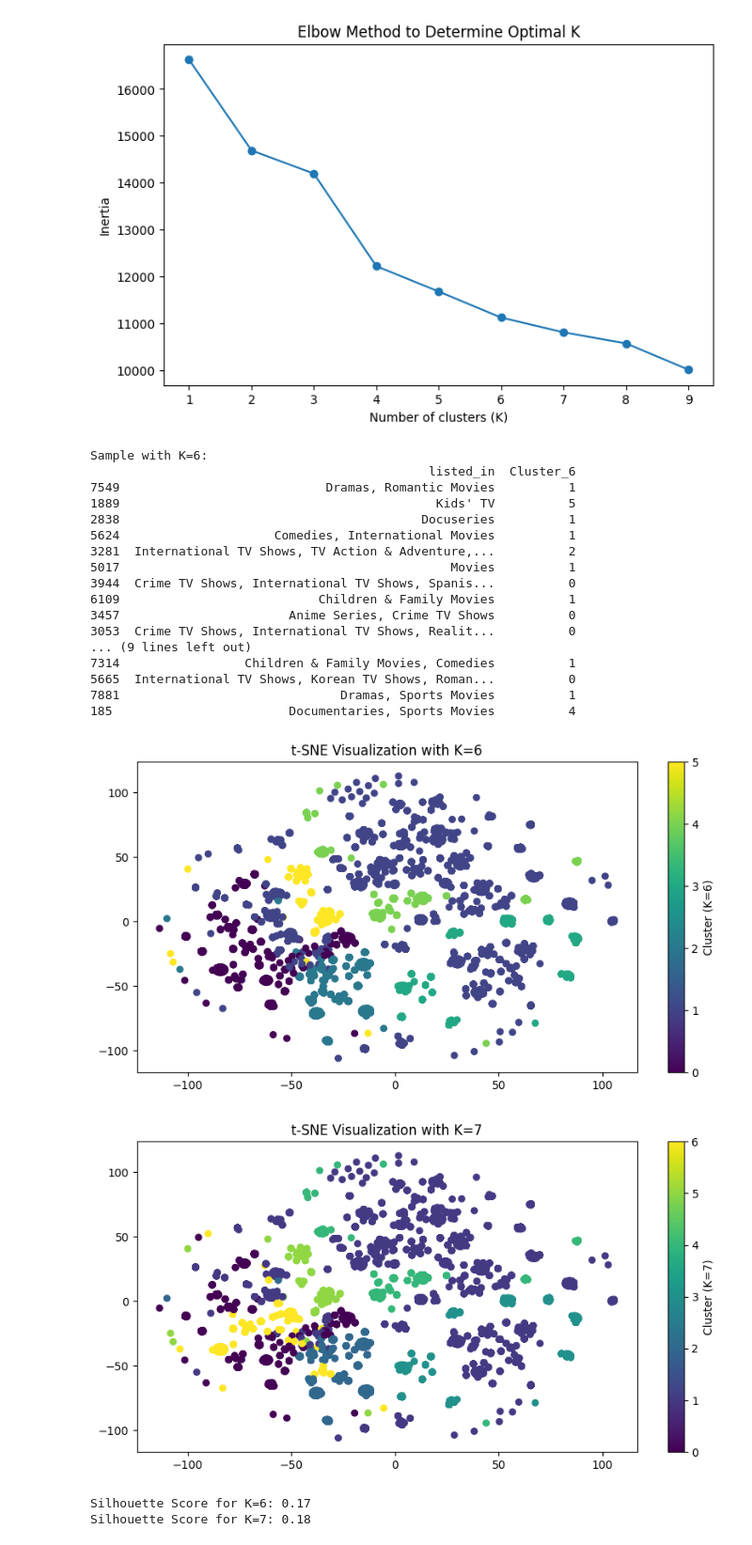
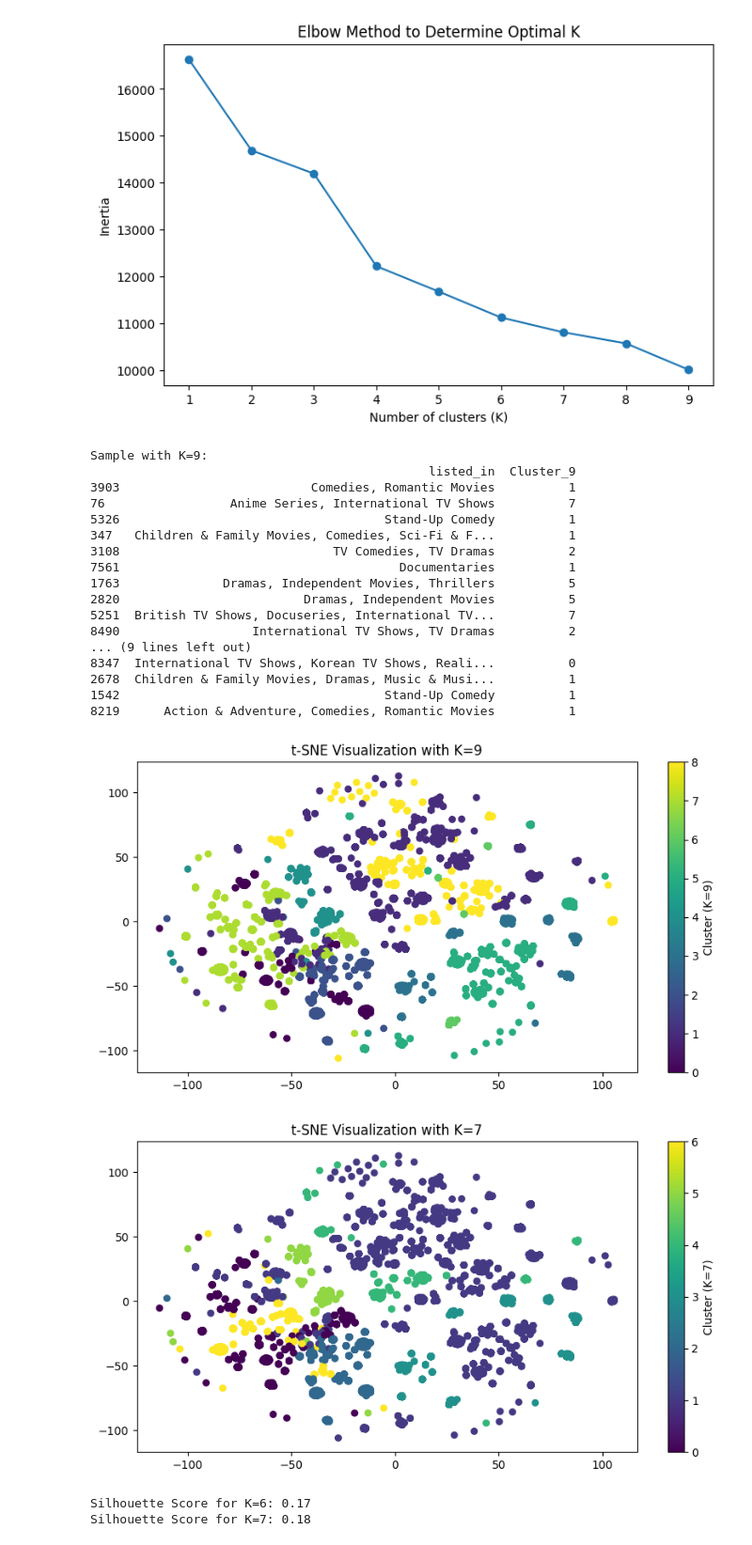
Before and after one commit to PatandyaW/Skripsikkk, a Jupyter notebook: Skripsik.ipynb, the cells around one changed output. Shown at 94% size. Drawn from its saved outputs; the diff is of its cells as text; code cells hidden in the pictures.

```diff
--- a/Skripsik.ipynb
+++ b/Skripsik.ipynb
@@ -233,59 +233,59 @@ plt.show()
 from sklearn.cluster import KMeans
 
 # Apply KMeans with K=4
-kmeans_6 = KMeans(n_clusters=6, random_state=42).fit(X)
-net_df['Cluster_6'] = kmeans_6.labels_
+kmeans_9 = KMeans(n_clusters=9, random_state=42).fit(X)
+net_df['Cluster_9'] = kmeans_9.labels_
 
 # Apply KMeans with K=5
 kmeans_7 = KMeans(n_clusters=7, random_state=42).fit(X)
 net_df['Cluster_7'] = kmeans_7.labels_
 
 # Print sample results to inspect clusters
-print("Sample with K=6:")
-print(net_df[['listed_in', 'Cluster_6']].sample(10))
+print("Sample with K=9:")
+print(net_df[['listed_in', 'Cluster_9']].sample(10))
 
 print("\nSample with K=7:")
 print(net_df[['listed_in', 'Cluster_7']].sample(10))
 # %% [output]
-Sample with K=6:
-                                              listed_in  Cluster_6
-7549                            Dramas, Romantic Movies          1
-1889                                           Kids' TV          5
-2838                                         Docuseries          1
-5624                     Comedies, International Movies          1
-3281  International TV Shows, TV Action & Adventure,...          2
-5017                                             Movies          1
-3944  Crime TV Shows, International TV Shows, Spanis...          0
-6109                           Children & Family Movies          1
-3457                       Anime Series, Crime TV Shows          0
-3053  Crime TV Shows, International TV Shows, Realit...          0
+Sample with K=9:
+                                              listed_in  Cluster_9
+3903                          Comedies, Romantic Movies          1
+76                 Anime Series, International TV Shows          7
+5326                                    Stand-Up Comedy          1
+347   Children & Family Movies, Comedies, Sci-Fi & F...          1
+3108                             TV Comedies, TV Dramas          2
+7561                                      Documentaries          1
+1763              Dramas, Independent Movies, Thrillers          5
+2820                         Dramas, Independent Movies          5
+5251  British TV Shows, Docuseries, International TV...          7
+8490                  International TV Shows, TV Dramas          2
 ... (9 lines left out)
-7314                 Children & Family Movies, Comedies          1
-5665  International TV Shows, Korean TV Shows, Roman...          0
-7881                              Dramas, Sports Movies          1
-185                        Documentaries, Sports Movies          4
+8347  International TV Shows, Korean TV Shows, Reali...          0
+2678  Children & Family Movies, Dramas, Music & Musi...          1
+1542                                    Stand-Up Comedy          1
+8219      Action & Adventure, Comedies, Romantic Movies          1
 # %%
 from sklearn.manifold import TSNE
 import matplotlib.pyplot as plt
 
 # Apply t-SNE for dimensionality reduction
 X_embedded = TSNE(n_components=2, random_state=42).fit_transform(X.toarray())
 
-# Plot clusters for K=4
+# Plot clusters for K=
 plt.figure(figsize=(10, 5))
-plt.scatter(X_embedded[:, 0], X_embedded[:, 1], c=net_df['Cluster_6'], cmap='viridis', s=30)
-plt.colorbar(label='Cluster (K=6)')
-plt.title('t-SNE Visualization with K=6')
+plt.scatter(X_embedded[:, 0], X_embedded[:, 1], c=net_df['Cluster_9'], cmap='viridis', s=30)
+plt.colorbar(label='Cluster (K=9)')
+plt.title('t-SNE Visualization with K=9')
 plt.show()
 
-# Plot clusters for K=5
+# Plot clusters for K=
 plt.figure(figsize=(10, 5))
 plt.scatter(X_embedded[:, 0], X_embedded[:, 1], c=net_df['Cluster_7'], cmap='viridis', s=30)
 plt.colorbar(label='Cluster (K=7)')
 plt.title('t-SNE Visualization with K=7')
 plt.show()
 # %% [output]
-[figure, old version]
+[figure, new version]
 [figure]
 # %%
 from sklearn.metrics import silhouette_score
```
Also changed, not shown: parts of 2 cells of this notebook.
